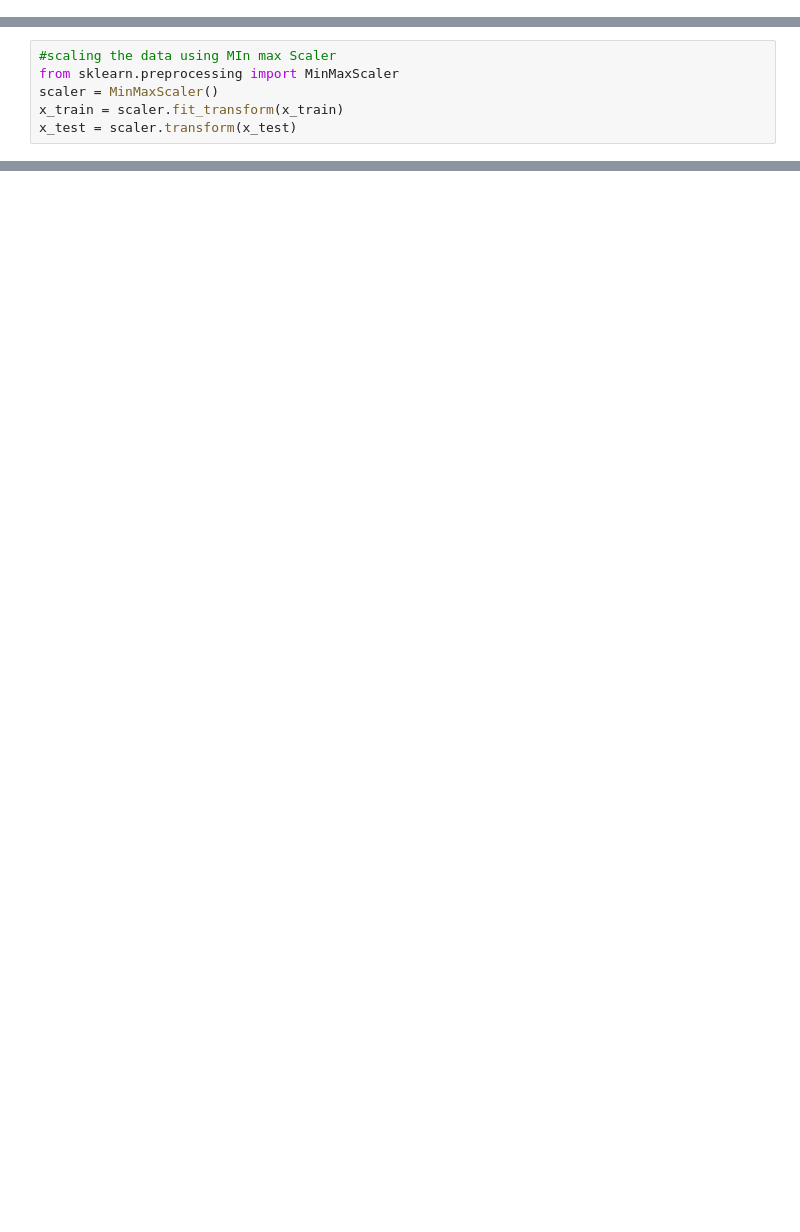
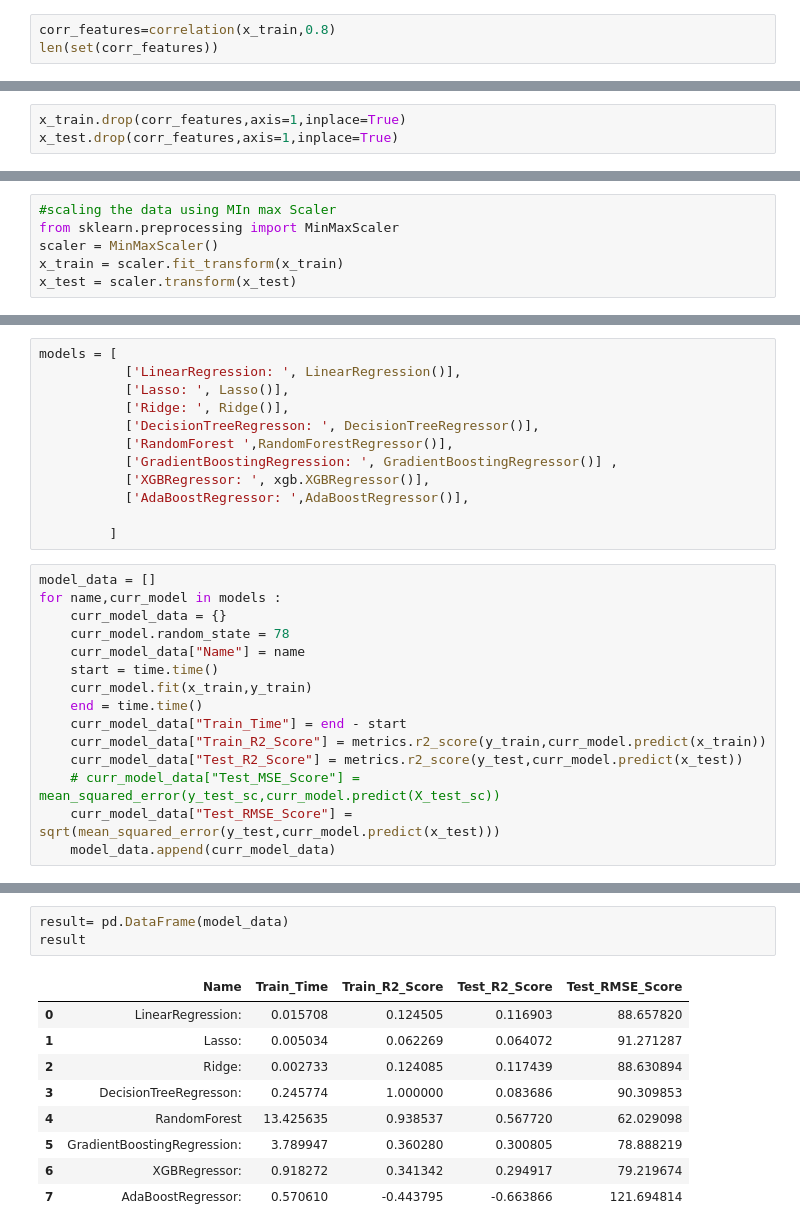
Before and after one commit to SakshamTripathi1996/Appliances-energy, a Jupyter notebook: Copy_of_Copy_of_Copy_of_appliances_min_max_scaler.ipynb, the cells around one changed output, grey strips where cells are left out. Drawn from its saved outputs; the diff is of its cells as text; blank space fills up the shorter version.

```diff
--- a/Copy_of_Copy_of_Copy_of_appliances_min_max_scaler.ipynb
+++ b/Copy_of_Copy_of_Copy_of_appliances_min_max_scaler.ipynb
@@ -541,0 +637,3 @@ x_train,x_test,y_train,y_test=train_test_split(x, y, test_size=0.22, random_stat
+# %%
+corr_features=correlation(x_train,0.8)
+len(set(corr_features))
@@ -541,0 +656,3 @@ x_train,x_test,y_train,y_test=train_test_split(x, y, test_size=0.22, random_stat
+# %%
+x_train.drop(corr_features,axis=1,inplace=True)
+x_test.drop(corr_features,axis=1,inplace=True)
@@ -623,0 +749,27 @@ RMSE : 67.30115151559079
+# %%
+models = [
+           ['LinearRegression: ', LinearRegression()],
+           ['Lasso: ', Lasso()],
+           ['Ridge: ', Ridge()],
+           ['DecisionTreeRegresson: ', DecisionTreeRegressor()],
+           ['RandomForest ',RandomForestRegressor()],
+           ['GradientBoostingRegression: ', GradientBoostingRegressor()] ,
+           ['XGBRegressor: ', xgb.XGBRegressor()],
+           ['AdaBoostRegressor: ',AdaBoostRegressor()],
+
+         ]
+# %%
+model_data = []
+for name,curr_model in models :
+    curr_model_data = {}
+    curr_model.random_state = 78
+    curr_model_data["Name"] = name
+    start = time.time()
+    curr_model.fit(x_train,y_train)
+    end = time.time()
+    curr_model_data["Train_Time"] = end - start
+    curr_model_data["Train_R2_Score"] = metrics.r2_score(y_train,curr_model.predict(x_train))
+    curr_model_data["Test_R2_Score"] = metrics.r2_score(y_test,curr_model.predict(x_test))
+    # curr_model_data["Test_MSE_Score"] = mean_squared_error(y_test_sc,curr_model.predict(X_test_sc))
+    curr_model_data["Test_RMSE_Score"] = sqrt(mean_squared_error(y_test,curr_model.predict(x_test)))
+    model_data.append(curr_model_data)
@@ -623,0 +778,13 @@ RMSE : 67.30115151559079
+# %%
+result= pd.DataFrame(model_data)
+result
+# %% [output]
+|  | Name | Train_Time | Train_R2_Score | Test_R2_Score | Test_RMSE_Score |
+| 0 | LinearRegression: | 0.015708 | 0.124505 | 0.116903 | 88.657820 |
+| 1 | Lasso: | 0.005034 | 0.062269 | 0.064072 | 91.271287 |
+| 2 | Ridge: | 0.002733 | 0.124085 | 0.117439 | 88.630894 |
+| 3 | DecisionTreeRegresson: | 0.245774 | 1.000000 | 0.083686 | 90.309853 |
+| 4 | RandomForest | 13.425635 | 0.938537 | 0.567720 | 62.029098 |
+| 5 | GradientBoostingRegression: | 3.789947 | 0.360280 | 0.300805 | 78.888219 |
+| 6 | XGBRegressor: | 0.918272 | 0.341342 | 0.294917 | 79.219674 |
+| 7 | AdaBoostRegressor: | 0.570610 | -0.443795 | -0.663866 | 121.694814 |
```
Also changed, not shown: parts of 23 cells of this notebook.
